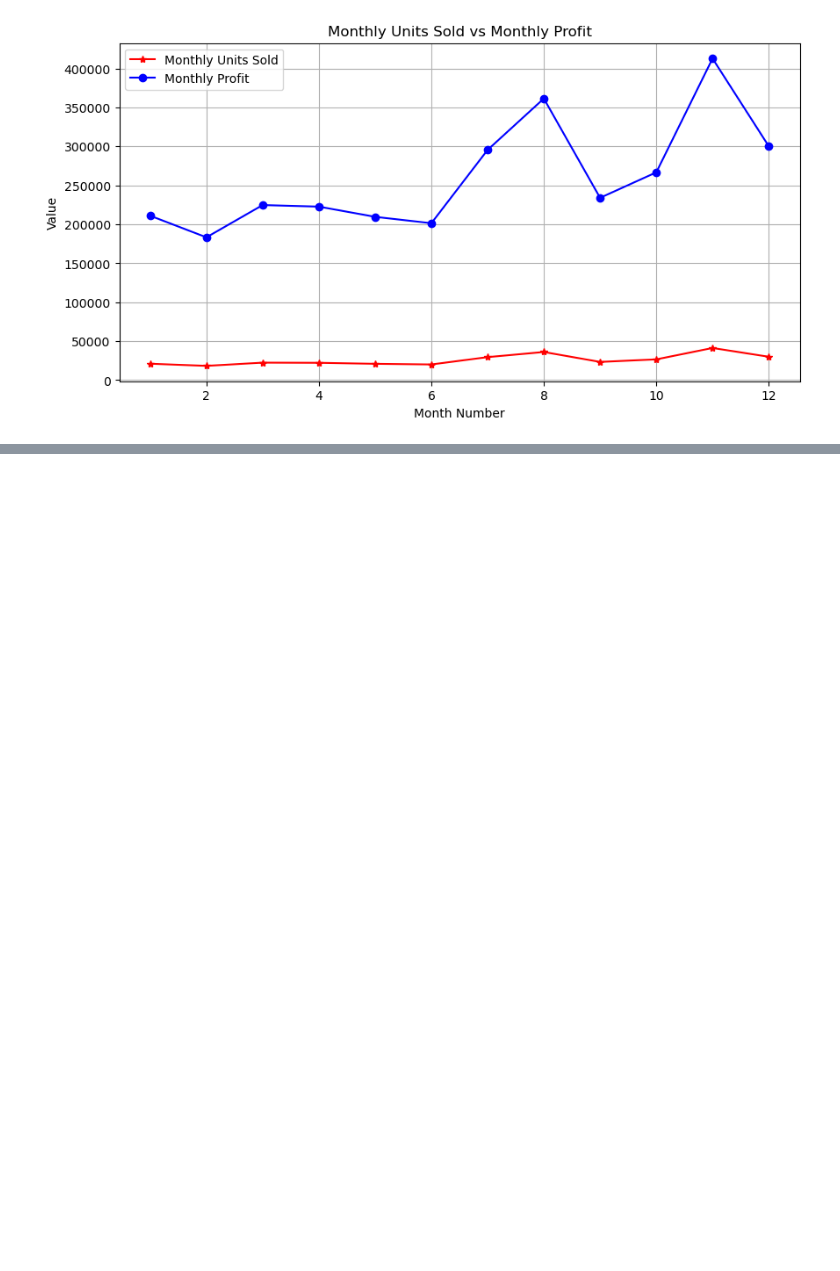
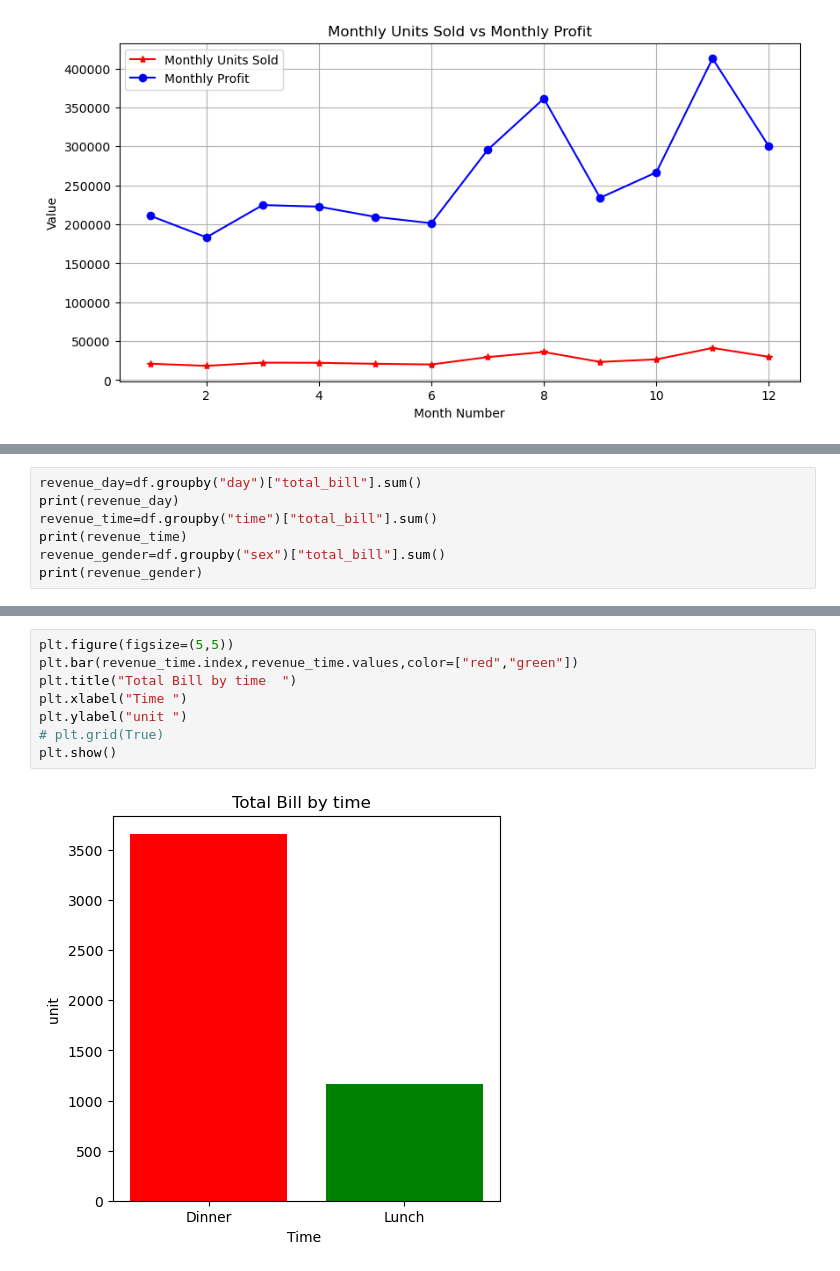
Before and after one commit to Akashyadav-codes/IBM_Skill_Programs, a Jupyter notebook: IBM_training.ipynb, the cells around one changed output, grey strips where cells are left out. Cells and saved outputs as stored; diff of their text form; blank space fills up the shorter version.

```diff
--- a/IBM_training.ipynb
+++ b/IBM_training.ipynb
@@ -726,0 +774,7 @@ plt.show()
+# %%
+revenue_day=df.groupby("day")["total_bill"].sum()
+print(revenue_day)
+revenue_time=df.groupby("time")["total_bill"].sum()
+print(revenue_time)
+revenue_gender=df.groupby("sex")["total_bill"].sum()
+print(revenue_gender)
@@ -726,0 +820,10 @@ plt.show()
+# %%
+plt.figure(figsize=(5,5))
+plt.bar(revenue_time.index,revenue_time.values,color=["red","green"])
+plt.title("Total Bill by time  ")
+plt.xlabel("Time ")
+plt.ylabel("unit ")
+# plt.grid(True)
+plt.show()
+# %% [output]
+[figure, added]
```
Also changed, not shown: parts of 13 cells of this notebook.
